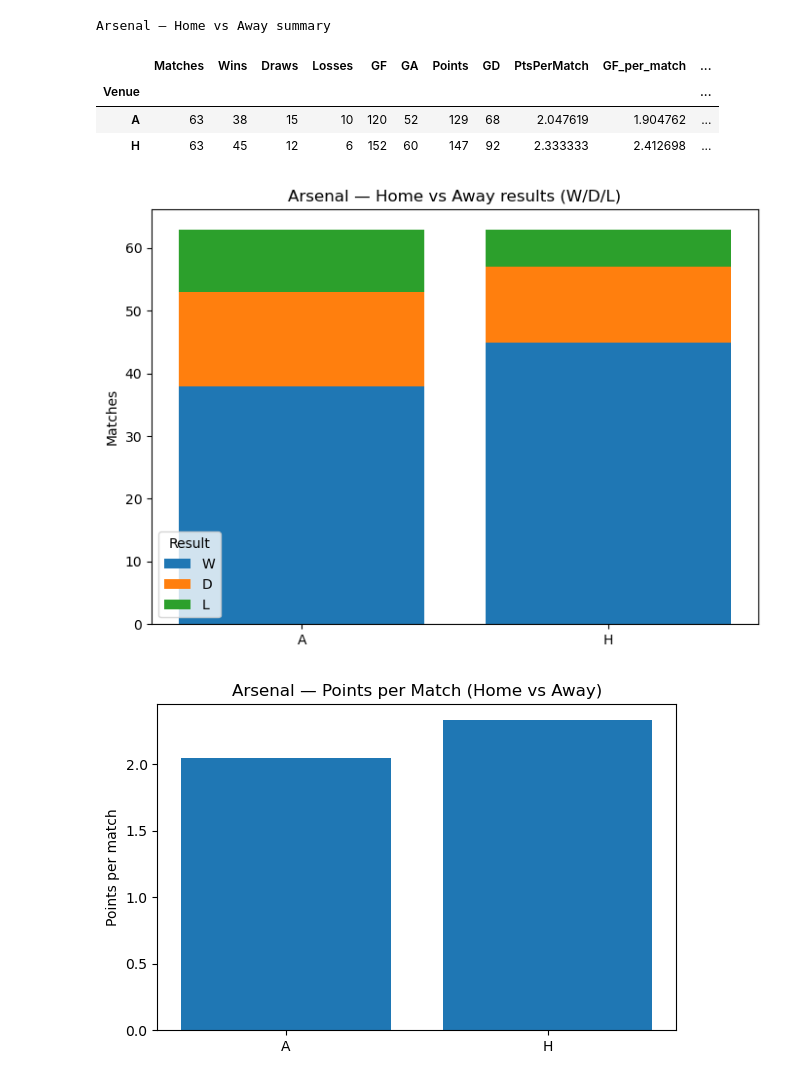
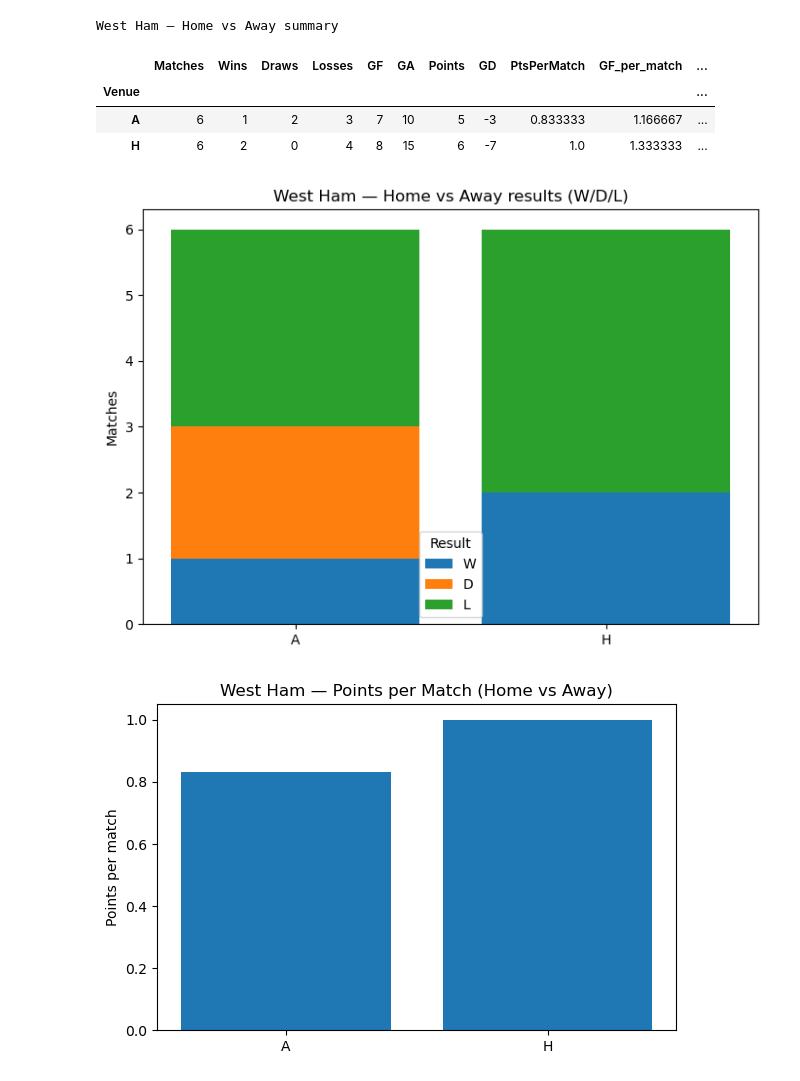
Before and after one commit to schrodingerscat69/Arsenal, a Jupyter notebook: Arsenal-data.ipynb, the cells around one changed output. Saved outputs shown, nothing was run; the diff lists cells and outputs as text; code cells hidden in the pictures.

```diff
--- a/Arsenal-data.ipynb
+++ b/Arsenal-data.ipynb
@@ -58,7 +58,7 @@ def load_one(path: Path) -> pd.DataFrame:
     return df
 
 # ---- Load and merge ----
-csv_files = sorted(p for p in DATA_PATH.glob('E[0-3].csv') if p.is_file()) # change E0 to E* for all past 7 seasons data,
+csv_files = sorted(p for p in DATA_PATH.glob('E0.csv') if p.is_file()) # change E0 to E* for all past 7 seasons data,
                                                                         # for a range use E[0-3] to analyze multiple seasons
 frames = [load_one(p) for p in csv_files]
 combined_df = pd.concat(frames, ignore_index=True, sort=False)
@@ -304,8 +302,10 @@ plt.show()
 # %%
-TEAM = "Arsenal" # change Team name to select  a specific Premier League team
+TEAM = "Liverpool" # change Team name to select  a specific Premier League team
 
 tm_team = team_matches[team_matches["Team"] == TEAM].copy()
 assert not tm_team.empty, f"No rows found for team '{TEAM}'. Check exact name in your data."
+
+tm_team = tm_team.sort_values("Date").reset_index(drop=True)
 
 # Helpful extras
 tm_team["Year"] = tm_team["Date"].dt.year
@@ -319,5 +319,5 @@ tm_team["Points"] = tm_team["Points"].astype("Float64")
 tm_team["GD"] = tm_team["GF"] - tm_team["GA"]
 
 print(TEAM, "matches:", len(tm_team))
-tm_team.head(20)
+tm_team.head(40)
 # %% [output]
@@ -576,36 +572,36 @@ def plot_home_away_form(team_name: str):
           .unstack(fill_value=0)[["W", "D", "L"]]
     )
 
     venues = wdl.index.tolist()   # typically ['H', 'A']
     x = np.arange(len(venues))
 
     plt.figure(figsize=(7, 5))
     bottom = np.zeros(len(venues))
     for res_label in ["W", "D", "L"]:
         vals = wdl[res_label].values
         plt.bar(x, vals, bottom=bottom, label=res_label)
         bottom += vals
 
     plt.xticks(x, venues)
     plt.ylabel("Matches")
     plt.title(f"{team_name} — Home vs Away results (W/D/L)")
     plt.legend(title="Result")
     plt.tight_layout()
     plt.show()
 
     # ---- 2) Bar plot: points per match home vs away ----
     plt.figure(figsize=(6, 4))
     plt.bar(summary.index, summary["PtsPerMatch"])
     plt.ylabel("Points per match")
     plt.title(f"{team_name} — Points per Match (Home vs Away)")
     plt.tight_layout()
     plt.show()
-plot_home_away_form("Arsenal")
+plot_home_away_form("West Ham")
 # %% [output]
-Arsenal — Home vs Away summary
+West Ham — Home vs Away summary
 |  | Matches | Wins | Draws | Losses | GF | GA | Points | GD | PtsPerMatch | GF_per_match | ... |
 | Venue |  |  |  |  |  |  |  |  |  |  | ... |
-| A | 63 | 38 | 15 | 10 | 120 | 52 | 129 | 68 | 2.047619 | 1.904762 | ... |
-| H | 63 | 45 | 12 | 6 | 152 | 60 | 147 | 92 | 2.333333 | 2.412698 | ... |
+| A | 6 | 1 | 2 | 3 | 7 | 10 | 5 | -3 | 0.833333 | 1.166667 | ... |
+| H | 6 | 2 | 0 | 4 | 8 | 15 | 6 | -7 | 1.0 | 1.333333 | ... |
-[figure, old version]
+[figure, new version]
-[figure, old version]
+[figure, new version]
```
Also changed, not shown: parts of 16 cells of this notebook.
